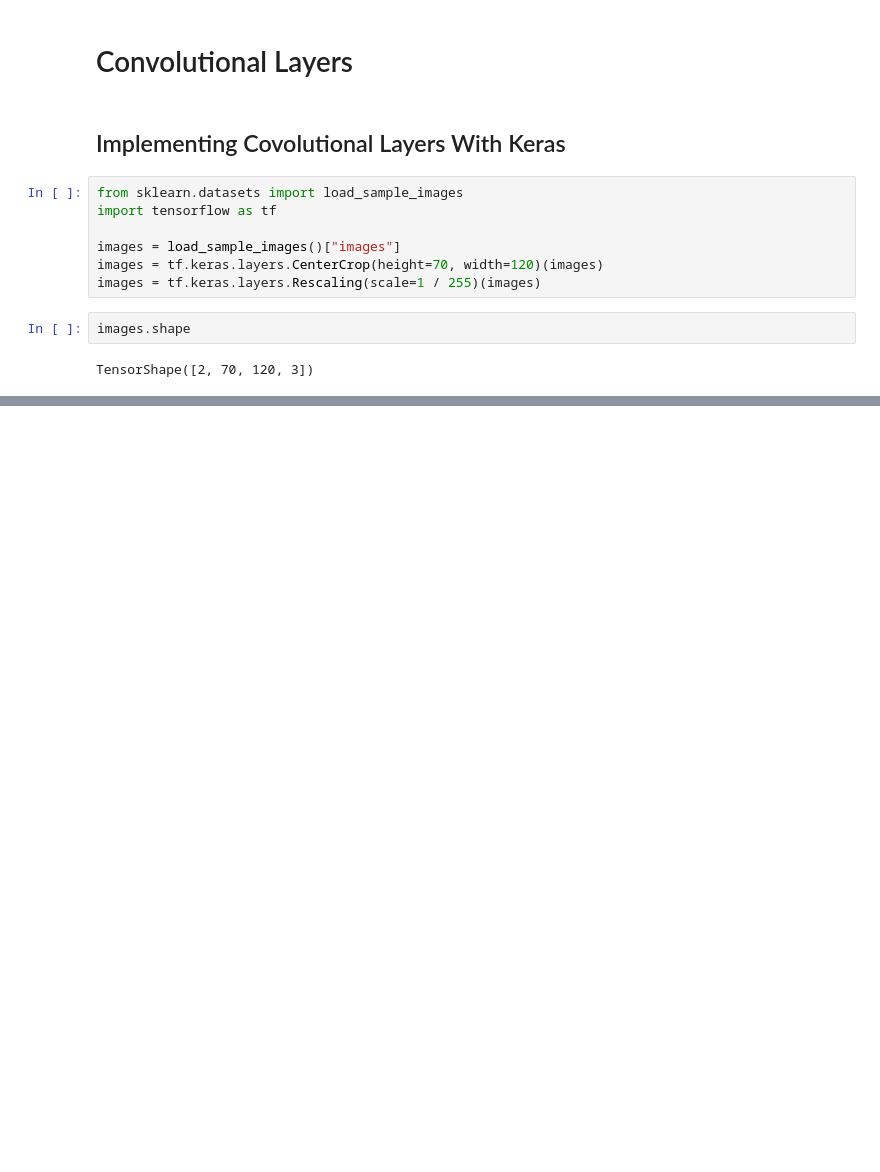
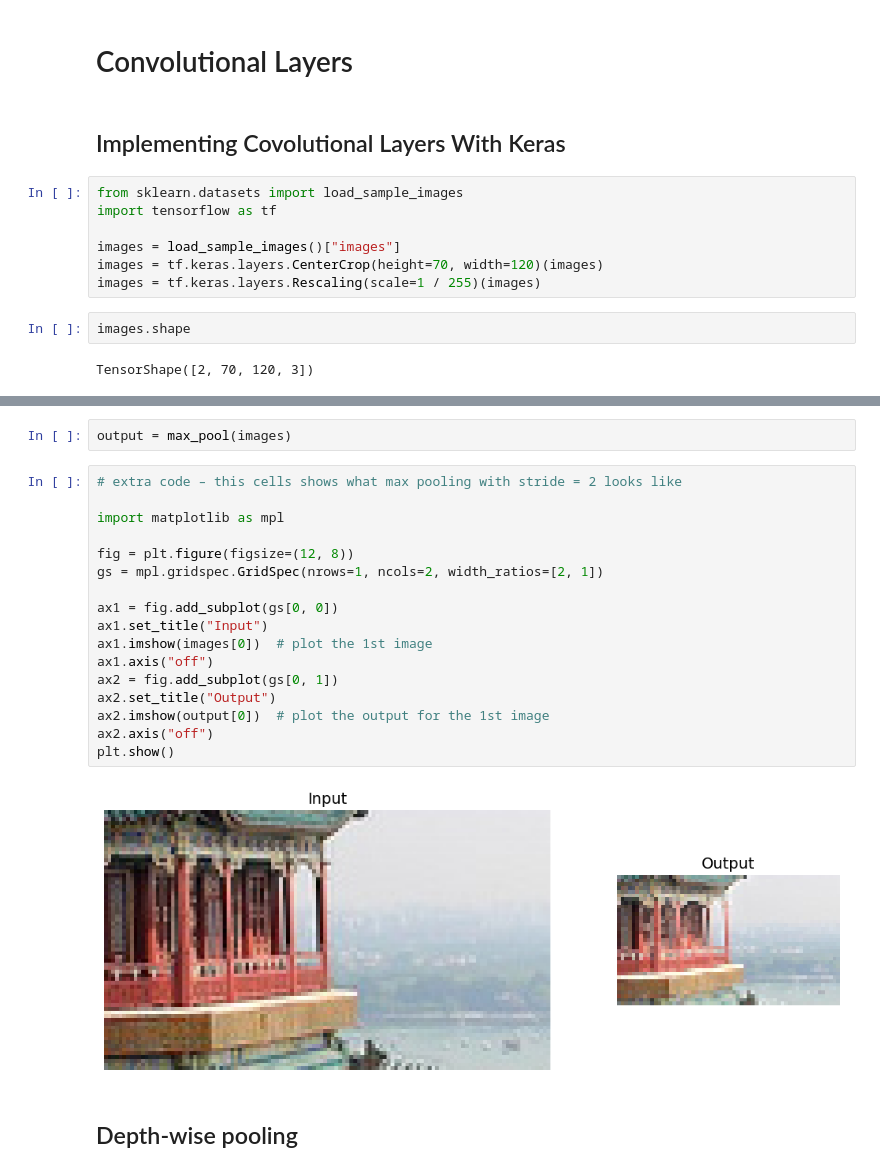
Before and after one commit to lmtriwork/learningML, a Jupyter notebook: Chapter14_Deep_computer_vision_using_CNN.ipynb, the cells around one changed output, grey strips where cells are left out. Cells and saved outputs as stored; diff of their text form; blank space fills up the shorter version.

```diff
--- a/Chapter14_Deep_computer_vision_using_CNN.ipynb
+++ b/Chapter14_Deep_computer_vision_using_CNN.ipynb
@@ -50,0 +161,23 @@ TensorShape([2, 70, 120, 3])
+# %%
+output = max_pool(images)
+# %%
+# extra code – this cells shows what max pooling with stride = 2 looks like
+
+import matplotlib as mpl
+
+fig = plt.figure(figsize=(12, 8))
+gs = mpl.gridspec.GridSpec(nrows=1, ncols=2, width_ratios=[2, 1])
+
+ax1 = fig.add_subplot(gs[0, 0])
+ax1.set_title("Input")
+ax1.imshow(images[0])  # plot the 1st image
+ax1.axis("off")
+ax2 = fig.add_subplot(gs[0, 1])
+ax2.set_title("Output")
+ax2.imshow(output[0])  # plot the output for the 1st image
+ax2.axis("off")
+plt.show()
+# %% [output]
+[figure, added]
+# %% [markdown]
+## Depth-wise pooling
```
Also changed, not shown: parts of 31 cells of this notebook.
